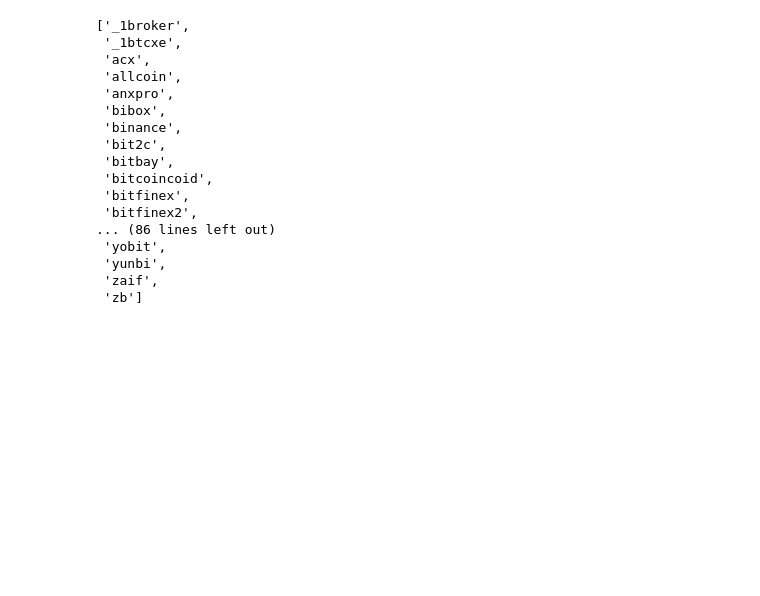
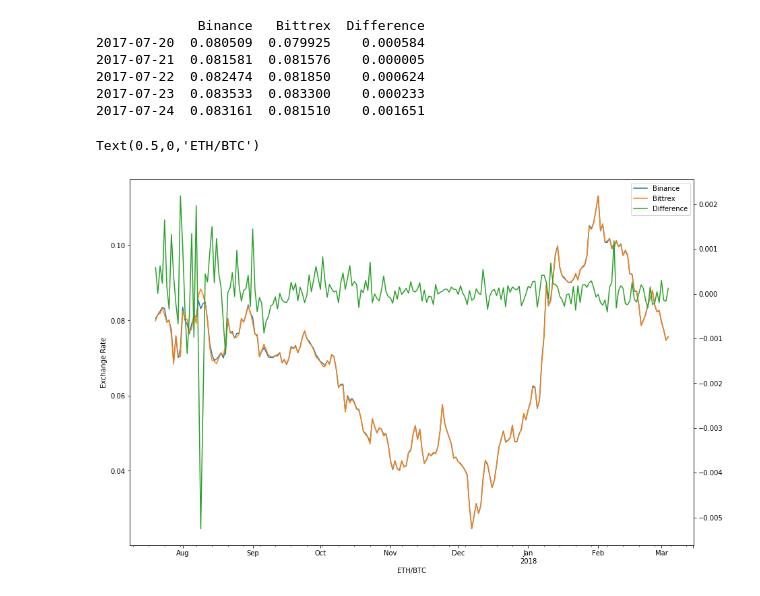
Before and after one commit to nacerix/crypto-analysis, a Jupyter notebook: Crypto-analysis.ipynb, the cells around one changed output. Saved outputs shown, nothing was run; the diff lists cells and outputs as text; code cells hidden in the pictures; blank space fills up the shorter version.

Commit message:
Add jupyter-notebook for illustration on how to use arbitrage.py

```diff
--- a/Crypto-analysis.ipynb
+++ b/Crypto-analysis.ipynb
@@ -13,17 +14,28 @@ from arbitrage import get_price_data
 # We will download data from Binance, bittrex, Exmo, Gemini:
 exchanges = ['binance', 'bittrex', 'exmo', 'gemini']
 
+# Loading all exchanges' markets
+exchange_instances = []
+for exchange in exchanges:
+    exchange_inst = getattr(ccxt, exchange)()
+    exchange_inst.load_markets()
+    exchange_instances.append(exchange_inst)
+
 # We will import data for BTC/ETH, BTC/USD, ETH/USD, ETH/BTC, USD/BTC, USD/ETH:
 symbols = ['BTC/ETH', 'BTC/USD', 'ETH/USD', 'ETH/BTC', 'USD/BTC', 'USD/ETH']
+
+# check which exchange provides which exchange rates:
+available_markets = [(exch.id, symbol) for exch in exchange_instances for symbol in symbols if symbol in exch.markets]
+print(available_markets)
 
 # we will save data in a cache on the local drive, in the data directory in the same location as this notebook:
 import os
 cache_dir = os.getcwd() + '/data'
 
 # Actual download:
-prices_daily = get_price_data(['BTC/USDT', 'LTC/BTC'], exchanges, env={'cache_dir':cache_dir})
+prices_daily = get_price_data(symbols, exchanges, env={'cache_dir':cache_dir, 'start_date':'2017-07-20'})
 
 for exchange, df in prices_daily.items():
-    print("Exchange: {}".format(exchange))
+    print("Exchange: {} from {} to {}".format(exchange, min(df.index), max(df.index)))
     print(df.head())
 # %% [output]
@@ -47,22 +59,19 @@ Index: []
-# %%
-import ccxt
-
-ccxt.exchanges
-# %% [output]
-['_1broker',
- '_1btcxe',
- 'acx',
- 'allcoin',
- 'anxpro',
- 'bibox',
- 'binance',
- 'bit2c',
- 'bitbay',
- 'bitcoincoid',
- 'bitfinex',
- 'bitfinex2',
-... (86 lines left out)
- 'yobit',
- 'yunbi',
- 'zaif',
- 'zb']
+# %%
+# Exmo and Gemini do not provide price history so we will only use binance and bittrex
+arbitrage_df = merge_dfs_on_column([prices_daily['binance'], prices_daily['bittrex']], ['Binance', 'Bittrex'], 'ETH/BTC')
+arbitrage_df['Difference'] = arbitrage_df['Binance'] - arbitrage_df['Bittrex']
+print(arbitrage_df.head())
+# %% [output]
+             Binance   Bittrex  Difference
+2017-07-20  0.080509  0.079925    0.000584
+2017-07-21  0.081581  0.081576    0.000005
+2017-07-22  0.082474  0.081850    0.000624
+2017-07-23  0.083533  0.083300    0.000233
+2017-07-24  0.083161  0.081510    0.001651
+# %%
+ax = arbitrage_df.plot(secondary_y=['Difference'], mark_right=False, figsize=(15,10))
+ax.set_ylabel('Exchange Rate')
+ax.set_xlabel('ETH/BTC')
+# %% [output]
+Text(0.5,0,'ETH/BTC')
+[figure, added]
```
Also changed, not shown: parts of 2 cells of this notebook.
